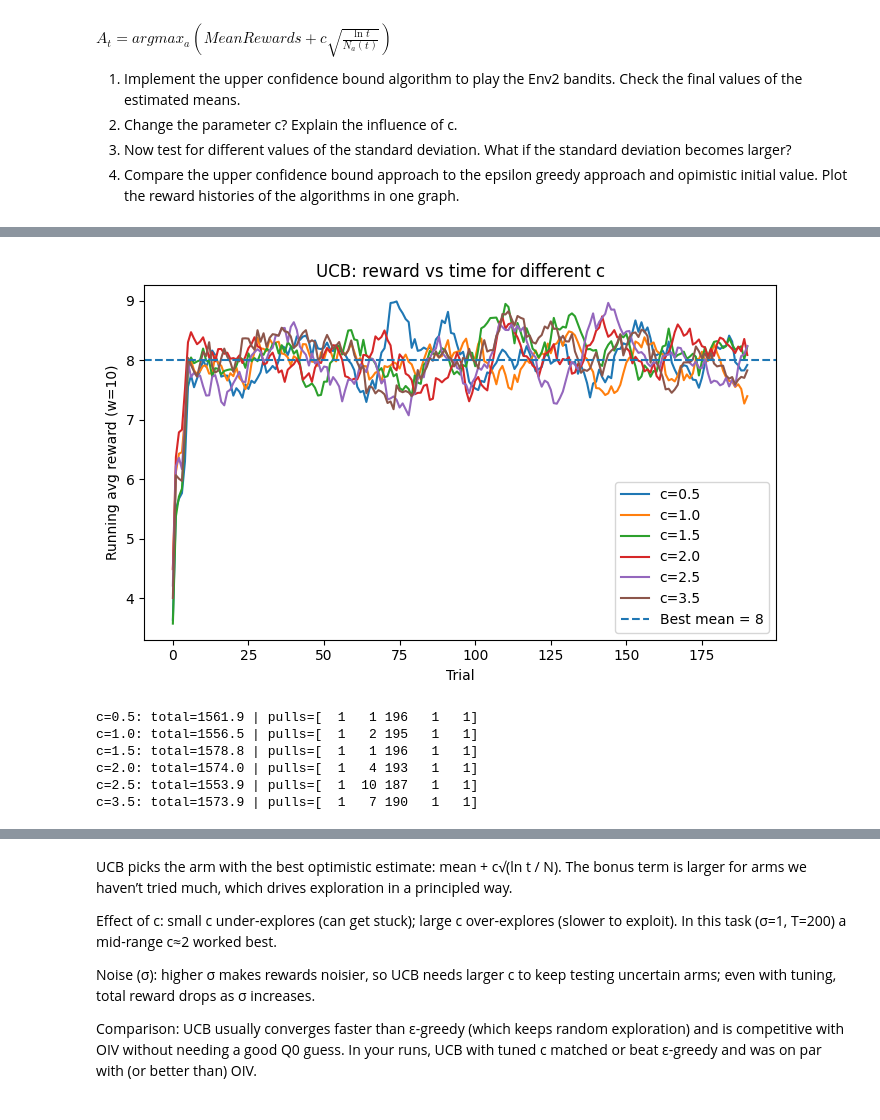
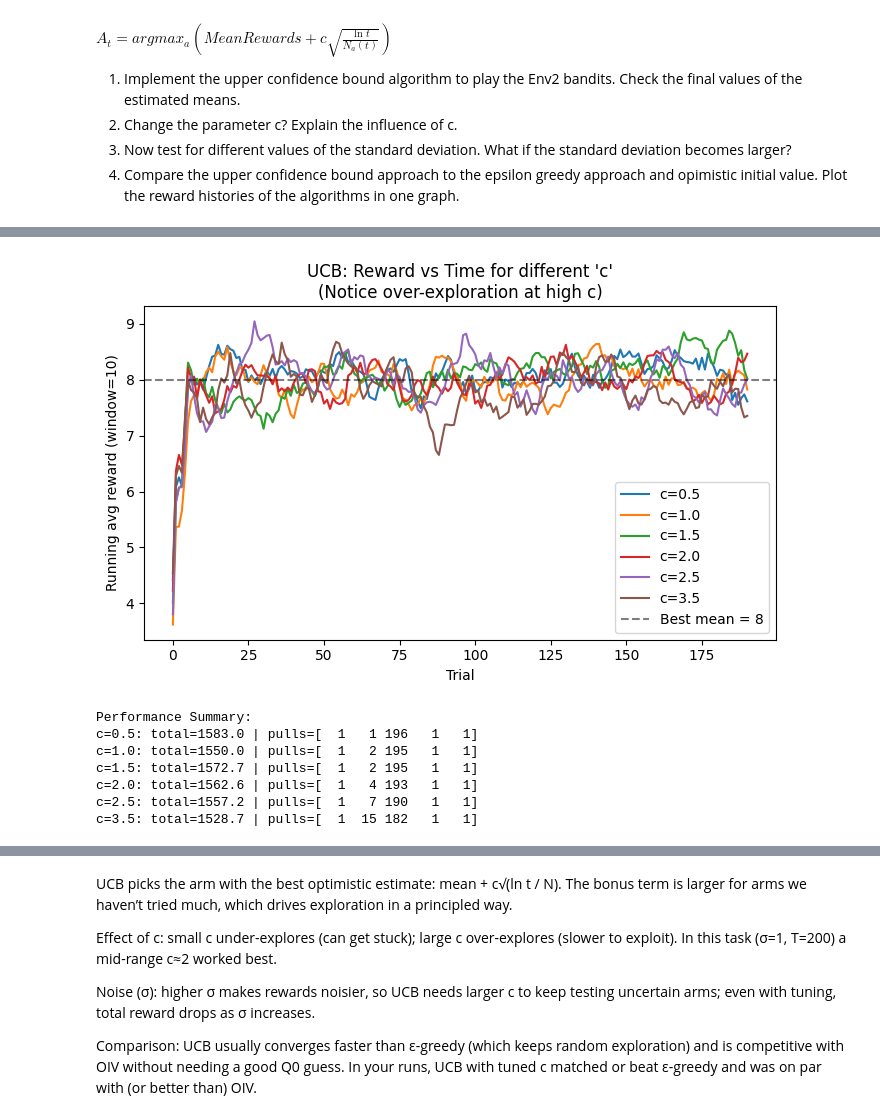
Before and after one commit to pascal-maker/reinforcementlearning, a Jupyter notebook: Session_02_Multi__AssignmentPascalMusabyimana.ipynb, the cells around one changed output, grey strips where cells are left out. Cells and saved outputs as stored; diff of their text form; code cells hidden in the pictures.

```diff
--- a/Session_02_Multi__AssignmentPascalMusabyimana.ipynb
+++ b/Session_02_Multi__AssignmentPascalMusabyimana.ipynb
@@ -766,25 +1273,59 @@ UCB total=1552.5, counts=[  1   6 191   1   1], Q_final=[-9.613  6.361  7.992  0
 # %%
+# ============================================================================
+# EXPERIMENT: INFLUENCE OF EXPLORATION PARAMETER 'c'
+# ============================================================================
+"""
+GOAL: Find the optimal 'c' (confidence level) for UCB.
+
+THEORY:
+- 'c' controls the width of the confidence interval in the UCB formula:
+  Bonus = c * sqrt(ln(t) / N(a))
+
+- Small c (e.g., 0.5): Under-explores. Might get stuck on suboptimal arm if unlucky.
+- Large c (e.g., 3.5): Over-explores. Wastes too many pulls on bad arms "just to be sure".
+- Optimal c: Typically around 1.5 - 2.0 for Gaussian rewards with std=1.
+"""
+
+# Define range of 'c' values to test
 cs = [0.5, 1.0, 1.5, 2.0, 2.5, 3.5]
-runs_c = {c: run_ucb(T=200, c=c, std=1, seed=42) for c in cs}
 
-plt.figure(figsize=(7,4.5))
+# Run UCB for each 'c', keeping everything else constant (seed=42)
+runs_c = {
+    c: run_ucb(T=200, c=c, std=1, seed=42)
+    for c in cs
+}
+
+# --- PLOT: Learning Curves ---
+plt.figure(figsize=(7, 4.5))
 for c, outc in runs_c.items():
-    plt.plot(running_avg(outc["rewards"],10), label=f"c={c}")
-plt.axhline(8, ls="--", label="Best mean = 8")
-plt.xlabel("Trial"); plt.ylabel("Running avg reward (w=10)")
-plt.title("UCB: reward vs time for different c")
-plt.legend(); plt.tight_layout(); plt.show()
+    # Plot smoothed rewards
+    plt.plot(running_avg(outc["rewards"], 10), label=f"c={c}")
 
+# Reference line for best arm
+plt.axhline(8, ls="--", color='black', alpha=0.5, label="Best mean = 8")
+
+plt.xlabel("Trial")
+plt.ylabel("Running avg reward (window=10)")
+plt.title("UCB: Reward vs Time for different 'c'\n(Notice over-exploration at high c)")
+plt.legend()
+plt.tight_layout()
+plt.show()
+
+# --- PRINT: Summary Statistics ---
+print("Performance Summary:")
 for c in cs:
+    # Print total reward and how many times each arm was pulled
+    # Look for the c that maximizes total reward while focusing pulls on optimal arm (index 2)
     print(f"c={c:>3}: total={runs_c[c]['total_reward']:.1f} | pulls={runs_c[c]['counts']}")
 # %% [output]
-[figure, old version]
+[figure, new version]
-c=0.5: total=1561.9 | pulls=[  1   1 196   1   1]
-c=1.0: total=1556.5 | pulls=[  1   2 195   1   1]
-c=1.5: total=1578.8 | pulls=[  1   1 196   1   1]
-c=2.0: total=1574.0 | pulls=[  1   4 193   1   1]
-c=2.5: total=1553.9 | pulls=[  1  10 187   1   1]
-c=3.5: total=1573.9 | pulls=[  1   7 190   1   1]
+Performance Summary:
+c=0.5: total=1583.0 | pulls=[  1   1 196   1   1]
+c=1.0: total=1550.0 | pulls=[  1   2 195   1   1]
+c=1.5: total=1572.7 | pulls=[  1   2 195   1   1]
+c=2.0: total=1562.6 | pulls=[  1   4 193   1   1]
+c=2.5: total=1557.2 | pulls=[  1   7 190   1   1]
+c=3.5: total=1528.7 | pulls=[  1  15 182   1   1]
 # %%
 def avg_total_ucb(c, std=1, T=200, seeds=30):
     return np.mean([run_ucb(T=T, c=c, std=std, seed=s)["total_reward"] for s in range(seeds)])
```
Also changed, not shown: parts of 24 cells of this notebook, 8 other files.
